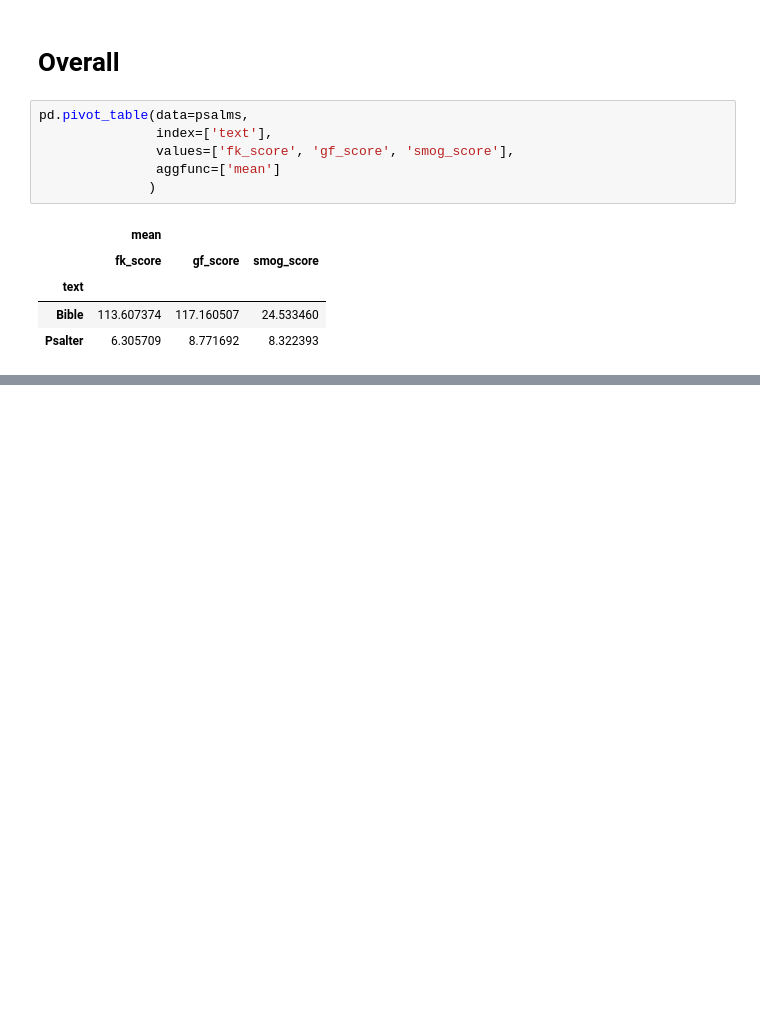
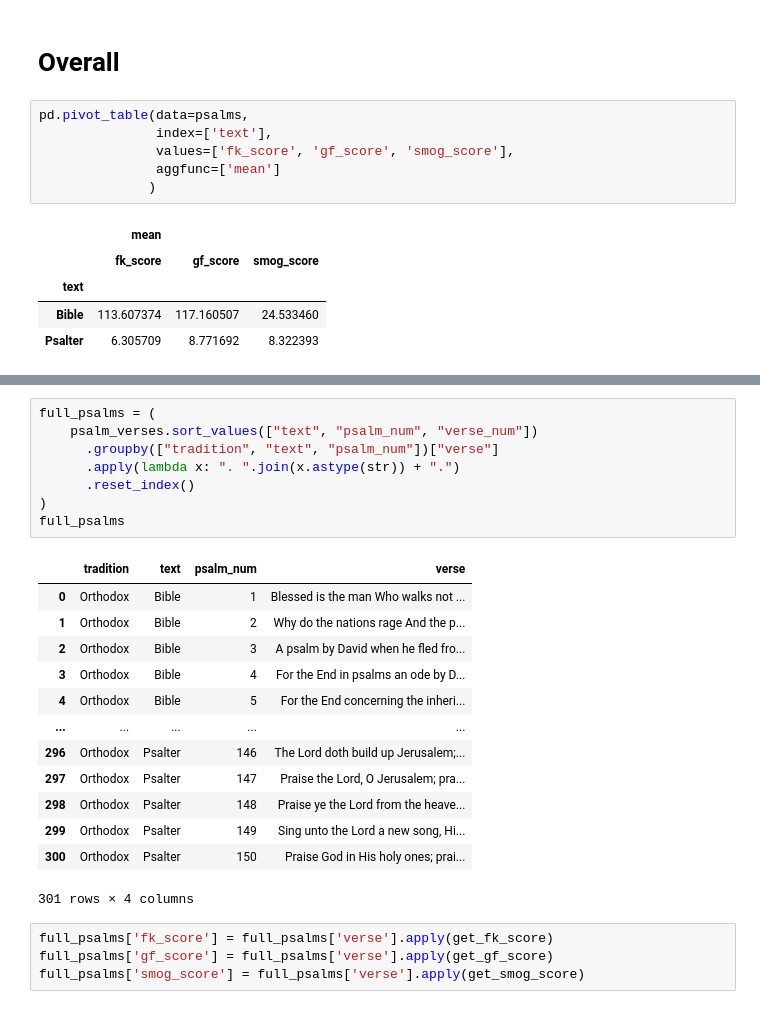
Before and after one commit to cwc09262/psalms-text-comparison, a Jupyter notebook: readability/readability.ipynb, the cells around one changed output, grey strips where cells are left out. Drawn from its saved outputs; the diff is of its cells as text; blank space fills up the shorter version.

```diff
--- a/readability/readability.ipynb
+++ b/readability/readability.ipynb
@@ -275,0 +306,26 @@ pd.pivot_table(data=psalms,
+# %%
+full_psalms = (
+    psalm_verses.sort_values(["text", "psalm_num", "verse_num"])
+      .groupby(["tradition", "text", "psalm_num"])["verse"]
+      .apply(lambda x: ". ".join(x.astype(str)) + ".")
+      .reset_index()
+)
+full_psalms
+# %% [output]
+|  | tradition | text | psalm_num | verse |
+| 0 | Orthodox | Bible | 1 | Blessed is the man Who walks not ... |
+| 1 | Orthodox | Bible | 2 | Why do the nations rage And the p... |
+| 2 | Orthodox | Bible | 3 | A psalm by David when he fled fro... |
+| 3 | Orthodox | Bible | 4 | For the End in psalms an ode by D... |
+| 4 | Orthodox | Bible | 5 | For the End concerning the inheri... |
+| ... | ... | ... | ... | ... |
+| 296 | Orthodox | Psalter | 146 | The Lord doth build up Jerusalem;... |
+| 297 | Orthodox | Psalter | 147 | Praise the Lord, O Jerusalem; pra... |
+| 298 | Orthodox | Psalter | 148 | Praise ye the Lord from the heave... |
+| 299 | Orthodox | Psalter | 149 | Sing unto the Lord a new song, Hi... |
+| 300 | Orthodox | Psalter | 150 | Praise God in His holy ones; prai... |
+301 rows × 4 columns
+# %%
+full_psalms['fk_score'] = full_psalms['verse'].apply(get_fk_score)
+full_psalms['gf_score'] = full_psalms['verse'].apply(get_gf_score)
+full_psalms['smog_score'] = full_psalms['verse'].apply(get_smog_score)
```
Also changed, not shown: parts of 8 cells of this notebook.
